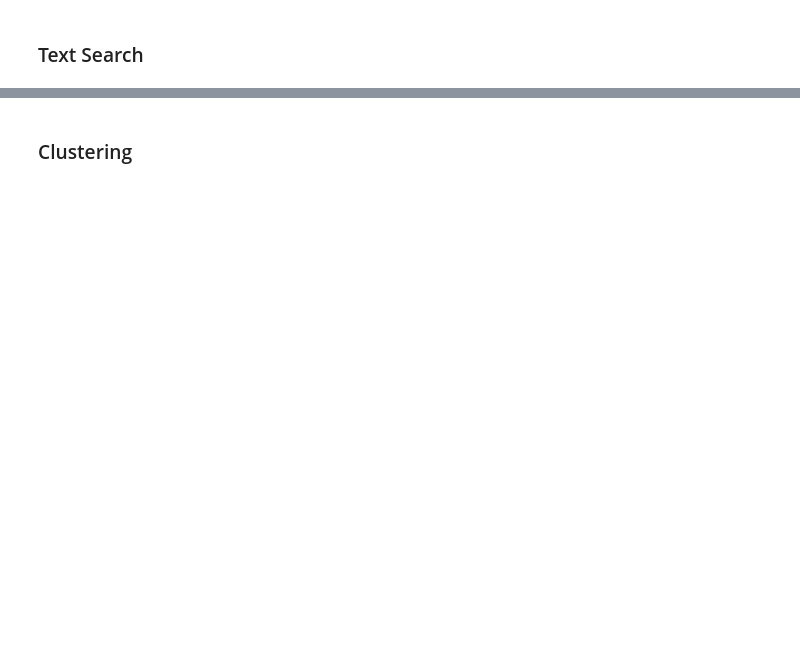
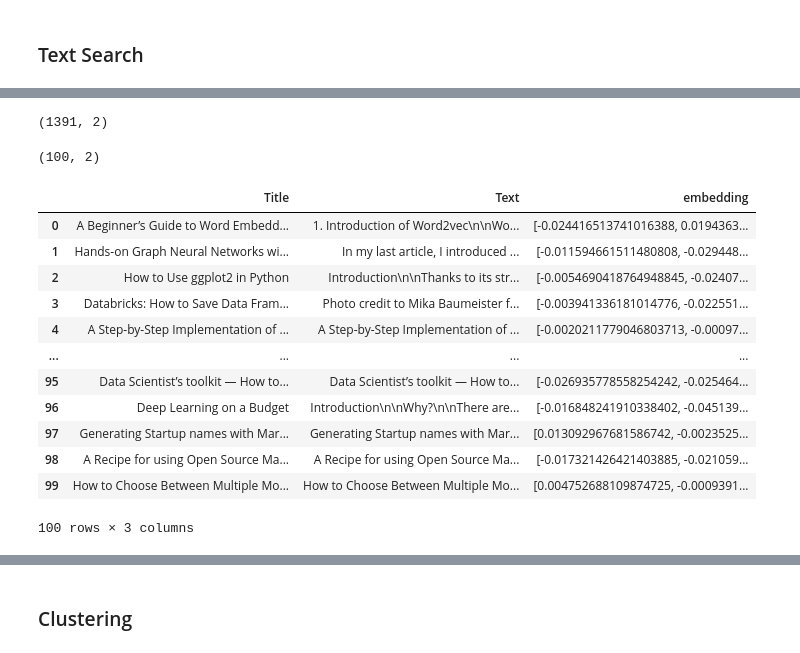
Before and after one commit to abhinav-kimothi/OpenAI-Marvels, a Jupyter notebook: Notebooks/TextGeneration.ipynb, the cells around one changed output, grey strips where cells are left out. Cells and saved outputs as stored; diff of their text form; code cells hidden in the pictures; blank space fills up the shorter version.

```diff
--- a/Notebooks/TextGeneration.ipynb
+++ b/Notebooks/TextGeneration.ipynb
@@ -92,0 +538,3 @@ response.choices[0].message.content
+# %%
+import pandas as pd
+data=pd.read_csv("../Assets/Data/medium.csv")
@@ -92,0 +550,14 @@ response.choices[0].message.content
+# %%
+data.shape
+# %% [output]
+(1391, 2)
+# %%
+trunc_data=data.iloc[0:100,:]
+# %%
+trunc_data.shape
+# %% [output]
+(100, 2)
+# %%
+def get_embedding(text, model="text-embedding-3-small"):
+   text = text.replace("\n", " ")
+   return client.embeddings.create(input = [text], model=model).data[0].embedding
@@ -92,0 +566,16 @@ response.choices[0].message.content
+# %%
+trunc_data
+# %% [output]
+|  | Title | Text | embedding |
+| 0 | A Beginner’s Guide to Word Embedd... | 1. Introduction of Word2vec\n\nWo... | [-0.024416513741016388, 0.0194363... |
+| 1 | Hands-on Graph Neural Networks wi... | In my last article, I introduced ... | [-0.011594661511480808, -0.029448... |
+| 2 | How to Use ggplot2 in Python | Introduction\n\nThanks to its str... | [-0.0054690418764948845, -0.02407... |
+| 3 | Databricks: How to Save Data Fram... | Photo credit to Mika Baumeister f... | [-0.003941336181014776, -0.022551... |
+| 4 | A Step-by-Step Implementation of ... | A Step-by-Step Implementation of ... | [-0.0020211779046803713, -0.00097... |
+| ... | ... | ... | ... |
+| 95 | Data Scientist’s toolkit — How to... | Data Scientist’s toolkit — How to... | [-0.026935778558254242, -0.025464... |
+| 96 | Deep Learning on a Budget | Introduction\n\nWhy?\n\nThere are... | [-0.016848241910338402, -0.045139... |
+| 97 | Generating Startup names with Mar... | Generating Startup names with Mar... | [0.013092967681586742, -0.0023525... |
+| 98 | A Recipe for using Open Source Ma... | A Recipe for using Open Source Ma... | [-0.017321426421403885, -0.021059... |
+| 99 | How to Choose Between Multiple Mo... | How to Choose Between Multiple Mo... | [0.004752688109874725, -0.0009391... |
+100 rows × 3 columns
```
Also changed, not shown: parts of 141 cells of this notebook, 17 other files.
